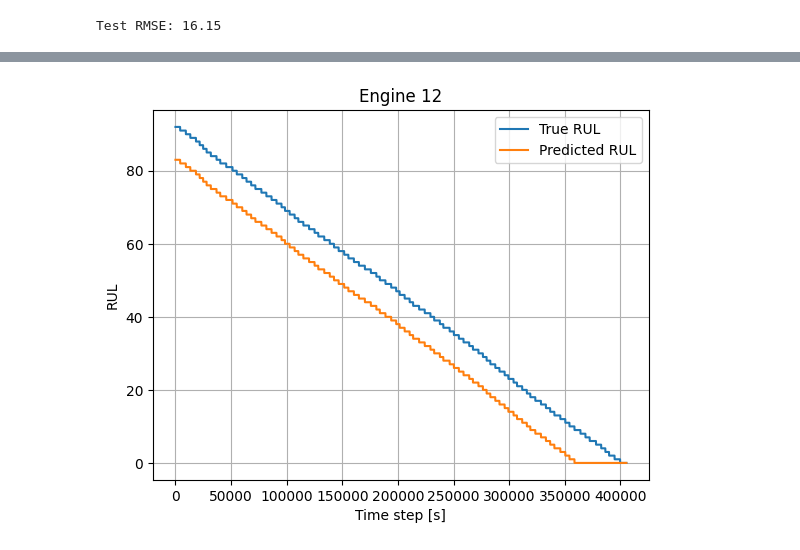
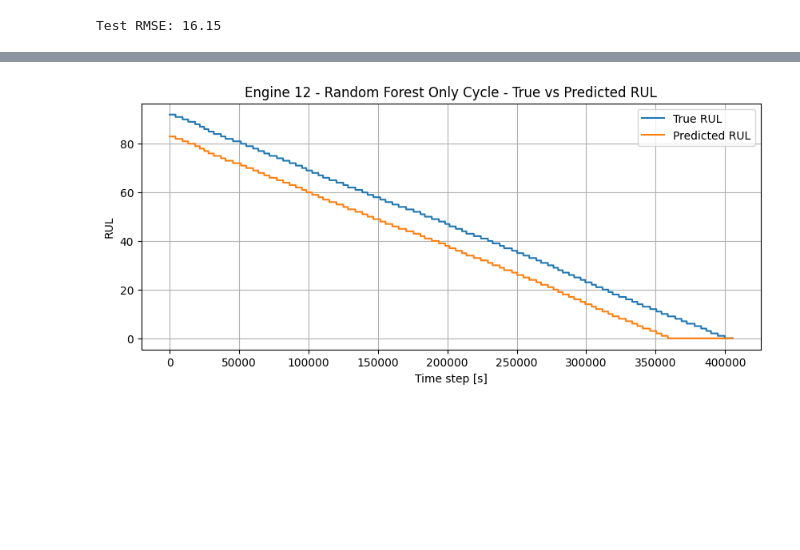
Before and after one commit to leon-kj/MAR-PdM-RUL-Turbofan, a Jupyter notebook: notebooks/MAR_RandomForest_onlyCycle.ipynb, the cells around one changed output, grey strips where cells are left out. Cells and saved outputs as stored; diff of their text form; code cells hidden in the pictures; blank space fills up the shorter version.

```diff
--- a/notebooks/MAR_RandomForest_onlyCycle.ipynb
+++ b/notebooks/MAR_RandomForest_onlyCycle.ipynb
@@ -217,15 +219,16 @@ plt.show()
 # %%
 unit_ids_test = A_test[:, 0]
 unit = 12
 indices = np.where(unit_ids_test == unit)[0]
 
+plt.figure(figsize=(10, 4))
 plt.plot(Y_test[indices], label="True RUL")
 plt.plot(Y_pred[indices], label="Predicted RUL")
-plt.title(f"Engine {unit}")
+plt.title(f"Engine {unit} - Random Forest Only Cycle - True vs Predicted RUL")
 plt.xlabel("Time step [s]")
 plt.ylabel("RUL")
 plt.legend()
 plt.grid(True)
 plt.show()
 # %% [output]
-[figure, old version]
+[figure, new version]
```
Also changed, not shown: parts of 1 cell of this notebook, 12 other files.
